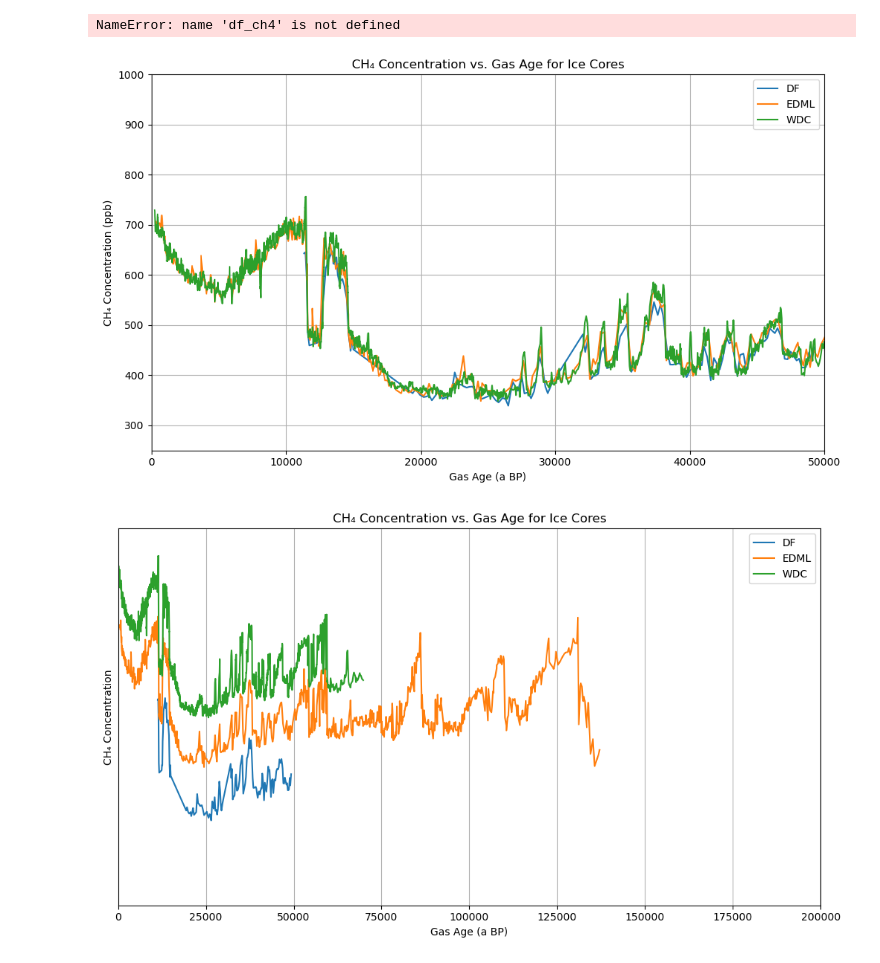
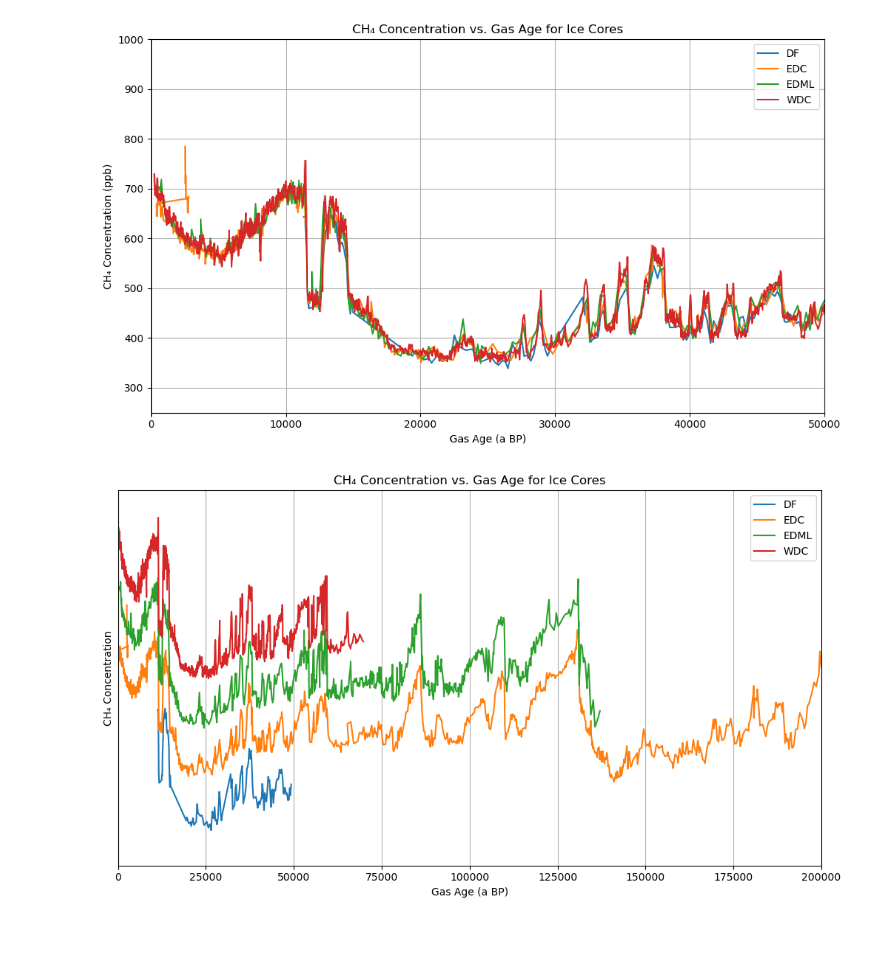
Before and after one commit to qmackay/BICC, a Jupyter notebook: Paleochrono/BICC2025/Python Code/methane_plot_program.ipynb, the cells around one changed output. Cells and saved outputs as stored; diff of their text form; code cells hidden in the pictures; blank space fills up the shorter version.

```diff
--- a/Paleochrono/BICC2025/Python Code/methane_plot_program.ipynb
+++ b/Paleochrono/BICC2025/Python Code/methane_plot_program.ipynb
@@ -25,7 +25,7 @@ if os.name == 'nt':
 elif os.name == 'posix':
     edc_file = "/Users/quinnmackay/Documents/GitHub/BICC/Paleochrono/BICC2025/raw data/Methane Data/EDC CH4.xlsx"
 
-edc_ch4 = pd.read_excel(edc_file, comment="#", skiprows=9, sheet_name=0, usecols=[0,1,2], names=["Gas age (a bp)", "CH4 (ppb)", "uncertainty"])
+edc_ch4 = pd.read_excel(edc_file, comment="#", skiprows=1, sheet_name=0, names=["depth (m)", "Gas age (a bp)", "CH4 (ppb)", "uncertainty"])
 
 edc_ch4.dropna(inplace=True)
 
@@ -82,14 +82,11 @@ for core in cores:
     core_df.dropna(inplace=True)
 
     paleo_output[core] = core_df
-# %% [output]
-NameError: name 'df_ch4' is not defined
 # %%
 ch4_df = {}
 
 #this is temp fix because DF doesn't have gas age
-cores = ['DF', 'EDML', 'WDC']
-core_ch4 = [df_ch4, edml_ch4, wdc_ch4]
+core_ch4 = [df_ch4, edc_ch4, edml_ch4, wdc_ch4]
 
 for core, core_data in zip(cores, core_ch4):
     paleo_depth_age = pd.DataFrame({
@@ -141,7 +138,7 @@ plt.xlim(0, 50000)
 #plt.savefig("E:/GitHub/BICC/Paleochrono/BICC2025/CH4_concentration_vs_gas_age.png")
 plt.show()
 # %% [output]
-[figure, old version]
+[figure, new version]
 # %%
 #Offsetted to compare lines
 import copy
@@ -153,38 +150,38 @@ max_age_ka = 200
 plt.figure(figsize=(10, 6))
 
 #offset
-x=125
+x=0
 ch4_df_offset = copy.deepcopy(ch4_df)
 for core in ch4_df_offset:
     ch4_df_offset[core]["ch4_ppb"] = ch4_df_offset[core]["ch4_ppb"] + x
     x+=125
 
 # Plot data for each core
 for core in ch4_df_offset:
     plt.plot(
         ch4_df_offset[core]["gas_age (a bp)"],
         ch4_df_offset[core]["ch4_ppb"],
         label=core,
         alpha=1
     )
 
 # Add labels and title
 plt.xlabel("Gas Age (a BP)")
 plt.ylabel("CH₄ Concentration")
 plt.gca().set_yticks([])  # Removes ticks and numbers from y-axis
 plt.title("CH₄ Concentration vs. Gas Age for Ice Cores")
 plt.legend()
 plt.grid(True)
 plt.tight_layout()
 
 plt.ylim(250, 1200)
 plt.xlim(0, max_age_ka*1000)
 
 # Show the plot
 #plt.savefig("E:/GitHub/BICC/Paleochrono/BICC2025/stacked_ch4_gas_age.png")
 plt.show()
 # %% [output]
-[figure, old version]
+[figure, new version]
 # %%
 import matplotlib.pyplot as plt
 
```
Also changed, not shown: parts of 2 cells of this notebook, 8 other files.
